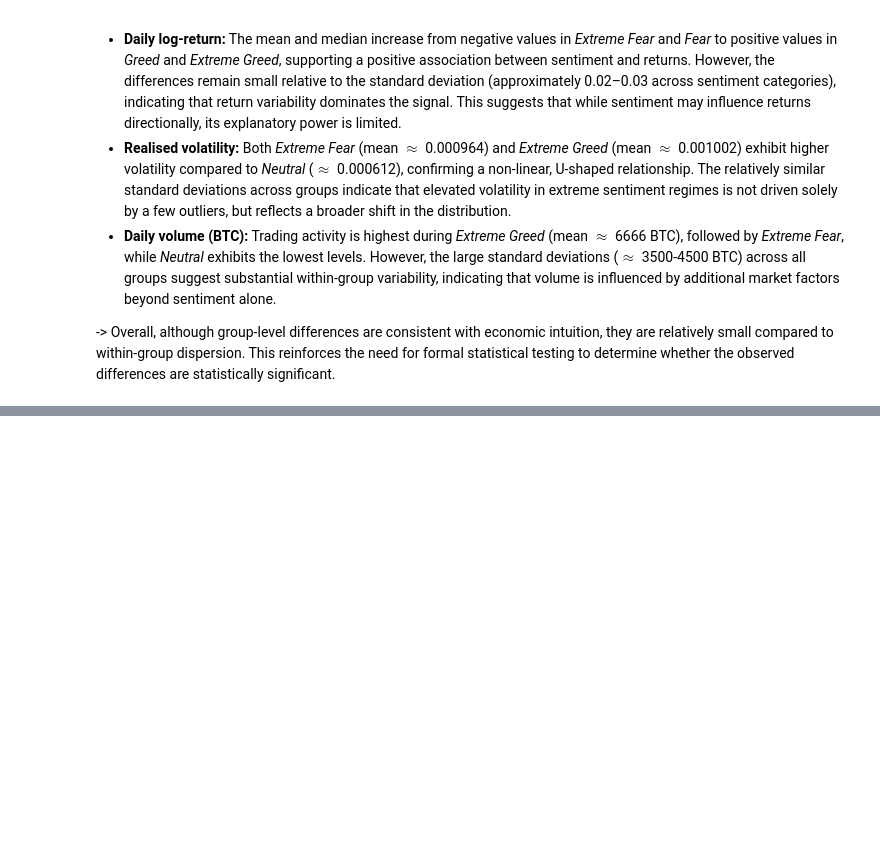
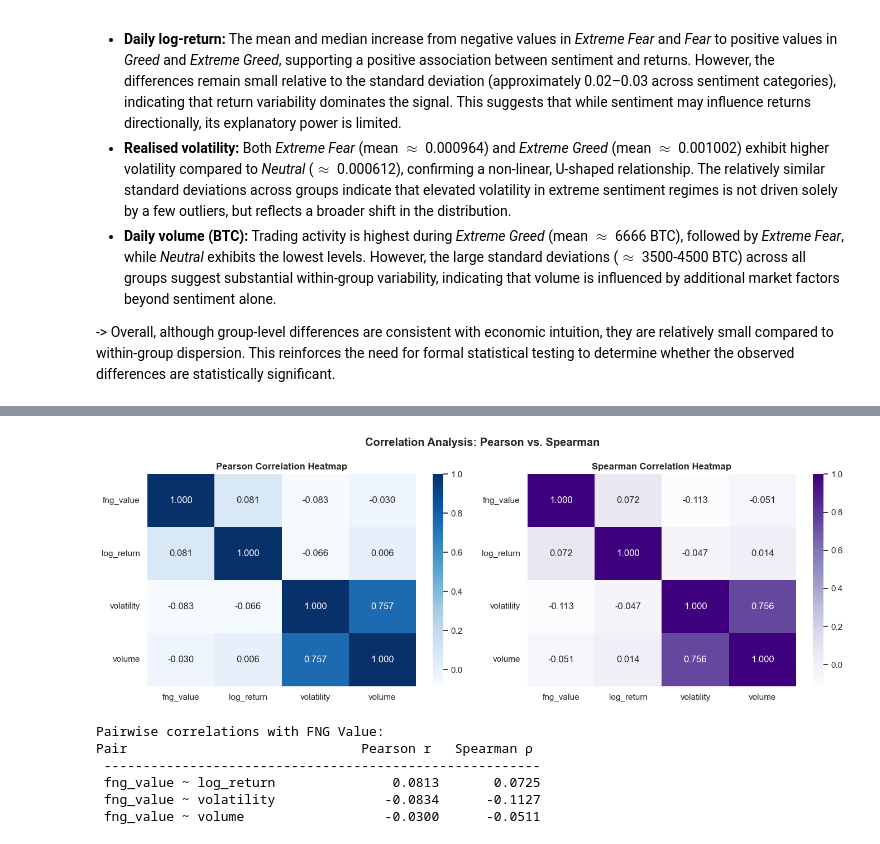
Before and after one commit to lozeva/crypto-sentiment-btc-analysis, a Jupyter notebook: crypto_sentiment_btc_analysis.ipynb, the cells around one changed output, grey strips where cells are left out. Drawn from its saved outputs; the diff is of its cells as text; code cells hidden in the pictures; blank space fills up the shorter version.

```diff
--- a/crypto_sentiment_btc_analysis.ipynb
+++ b/crypto_sentiment_btc_analysis.ipynb
@@ -742,0 +815,49 @@ The descriptive statistics provide quantitative confirmation of the patterns obs
+# %%
+# Variables included in correlation analysis
+corr_cols = ['fng_value', 'log_return', 'volatility', 'volume']
+
+fig, (ax1, ax2) = plt.subplots(1, 2, figsize=(14, 5))
+
+# Compute Pearson (linear) and Spearman (rank-based) correlation matrices
+pearson_matrix = btc_fng_clean[corr_cols].corr(method='pearson')
+spearman_matrix = btc_fng_clean[corr_cols].corr(method='spearman')
+
+# Heatmap: Pearson correlations
+sns.heatmap(pearson_matrix, annot=True, fmt='.3f', cmap='Blues', ax=ax1)
+ax1.set_title('Pearson Correlation Heatmap', fontweight='bold')
+ax1.tick_params(axis='x')
+ax1.tick_params(axis='y', rotation=0)
+
+# Heatmap: Spearman correlations (captures monotonic relationships)
+sns.heatmap(spearman_matrix, annot=True, fmt='.3f', cmap='Purples', ax=ax2)
+ax2.set_title('Spearman Correlation Heatmap', fontweight='bold')
+ax2.tick_params(axis='x')
+ax2.tick_params(axis='y', rotation=0)
+
+plt.suptitle('Correlation Analysis: Pearson vs. Spearman', fontweight='bold')
+plt.tight_layout()
+plt.show()
+
+# Explicit pairwise correlations with sentiment index (FNG)
+print('Pairwise correlations with FNG Value:')
+print(f"{'Pair': <30} {'Pearson r': >12} {'Spearman ρ': >12}")
+print(' ' + '-' * 56)
+
+for col in ['log_return', 'volatility', 'volume']:
+    pair_data = btc_fng_clean[['fng_value', col]].dropna()
+
+    # Pearson: linear association
+    r_p, _ = pearsonr(pair_data['fng_value'], pair_data[col])
+
+    # Spearman: monotonic association
+    r_s, _ = spearmanr(pair_data['fng_value'], pair_data[col])
+
+    print(f' fng_value ~ {col: <18} {r_p: >12.4f} {r_s: >12.4f}')
+# %% [output]
+[figure, added]
+Pairwise correlations with FNG Value:
+Pair                              Pearson r   Spearman ρ
+ --------------------------------------------------------
+ fng_value ~ log_return               0.0813       0.0725
+ fng_value ~ volatility              -0.0834      -0.1127
+ fng_value ~ volume                  -0.0300      -0.0511
```
Also changed, not shown: parts of 8 cells of this notebook.
